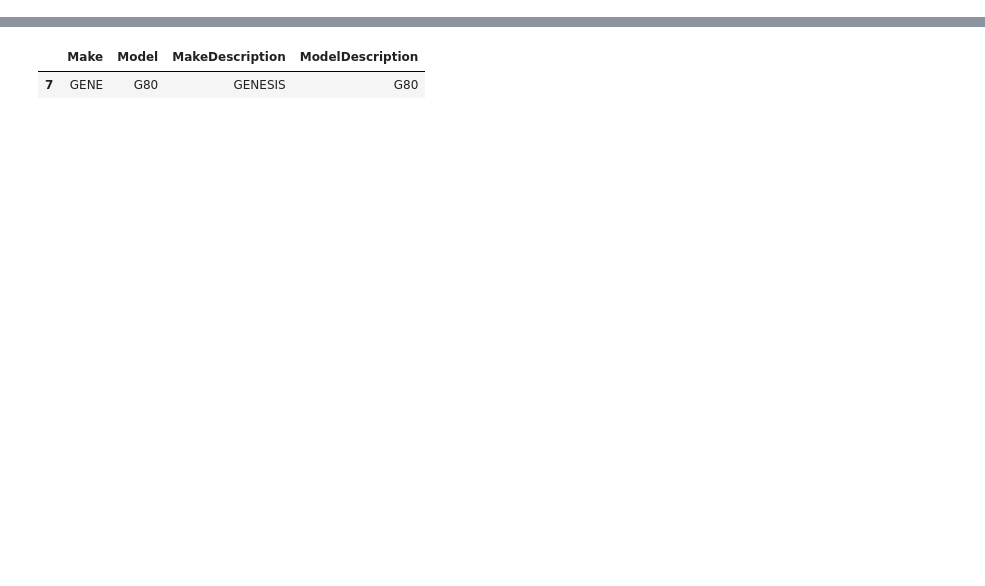
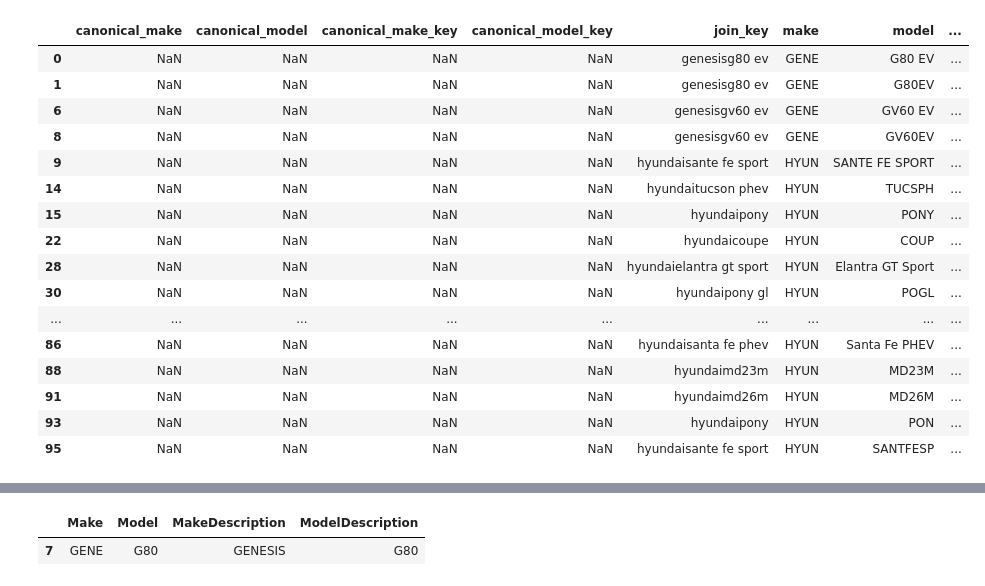
Before and after one commit to RaphaelTeo/Telepathy-Q1, a Jupyter notebook: main.ipynb, the cells around one changed output, grey strips where cells are left out. Cells and saved outputs as stored; diff of their text form; code cells hidden in the pictures; blank space fills up the shorter version.

Commit message:
completed merging of models 1

```diff
--- a/main.ipynb
+++ b/main.ipynb
@@ -81,0 +9,8 @@ df_renamed
+# %%
+# Data cleaning and to create keys for canonical models
+df_canon_renamed = df_canon.rename({'make':'canonical_make', ' model':'canonical_model'}, axis=1)
+df_canon_keyed = df_canon_renamed.copy()
+df_canon_keyed['canonical_make_key'] = df_canon_keyed['canonical_make'].apply(lambda x: x.lower().strip())
+df_canon_keyed['canonical_model_key'] = df_canon_keyed['canonical_model'].apply(lambda x: x.lower().strip())
+df_canon_keyed['join_key'] = df_canon_keyed['canonical_make_key'] + df_canon_keyed['canonical_model_key']
+df_canon_keyed
@@ -81,0 +35,8 @@ df_renamed
+# %%
+# Data cleaning and to create keys for models 1
+df_m1_renamed = df_m1.rename({'Make':'make', 'Model':'model', 'MakeDescription': 'make_desc', 'ModelDescription':'model_desc'}, axis=1)
+df_m1_keyed = df_m1_renamed.copy()
+df_m1_keyed['make_desc_key'] = df_m1_keyed['make_desc'].apply(lambda x: x.lower().strip())
+df_m1_keyed['model_desc_key'] = df_m1_keyed['model_desc'].apply(lambda x: x.lower().strip())
+df_m1_keyed['join_key'] = df_m1_keyed['make_desc_key'] + df_m1_keyed['model_desc_key']
+df_m1_keyed
@@ -81,0 +61,4 @@ df_renamed
+# %%
+# Do merging based on the keys
+df_m1_merged = df_canon_keyed.merge(df_m1_keyed, how='right', on = 'join_key', indicator=True)
+df_m1_merged
@@ -81,0 +79,21 @@ df_renamed
+# %%
+# To see which are the entries that did not match canonical models
+df_m1_merged[df_m1_merged['_merge'] == 'right_only']
+# %% [output]
+|  | canonical_make | canonical_model | canonical_make_key | canonical_model_key | join_key | make | model | ... |
+| 0 | NaN | NaN | NaN | NaN | genesisg80 ev | GENE | G80 EV | ... |
+| 1 | NaN | NaN | NaN | NaN | genesisg80 ev | GENE | G80EV | ... |
+| 6 | NaN | NaN | NaN | NaN | genesisgv60 ev | GENE | GV60 EV | ... |
+| 8 | NaN | NaN | NaN | NaN | genesisgv60 ev | GENE | GV60EV | ... |
+| 9 | NaN | NaN | NaN | NaN | hyundaisante fe sport | HYUN | SANTE FE SPORT | ... |
+| 14 | NaN | NaN | NaN | NaN | hyundaitucson phev | HYUN | TUCSPH | ... |
+| 15 | NaN | NaN | NaN | NaN | hyundaipony | HYUN | PONY | ... |
+| 22 | NaN | NaN | NaN | NaN | hyundaicoupe | HYUN | COUP | ... |
+| 28 | NaN | NaN | NaN | NaN | hyundaielantra gt sport | HYUN | Elantra GT Sport | ... |
+| 30 | NaN | NaN | NaN | NaN | hyundaipony gl | HYUN | POGL | ... |
+| ... | ... | ... | ... | ... | ... | ... | ... | ... |
+| 86 | NaN | NaN | NaN | NaN | hyundaisanta fe phev | HYUN | Santa Fe PHEV | ... |
+| 88 | NaN | NaN | NaN | NaN | hyundaimd23m | HYUN | MD23M | ... |
+| 91 | NaN | NaN | NaN | NaN | hyundaimd26m | HYUN | MD26M | ... |
+| 93 | NaN | NaN | NaN | NaN | hyundaipony | HYUN | PON | ... |
+| 95 | NaN | NaN | NaN | NaN | hyundaisante fe sport | HYUN | SANTFESP | ... |
```
Also changed, not shown: parts of 11 cells of this notebook.
